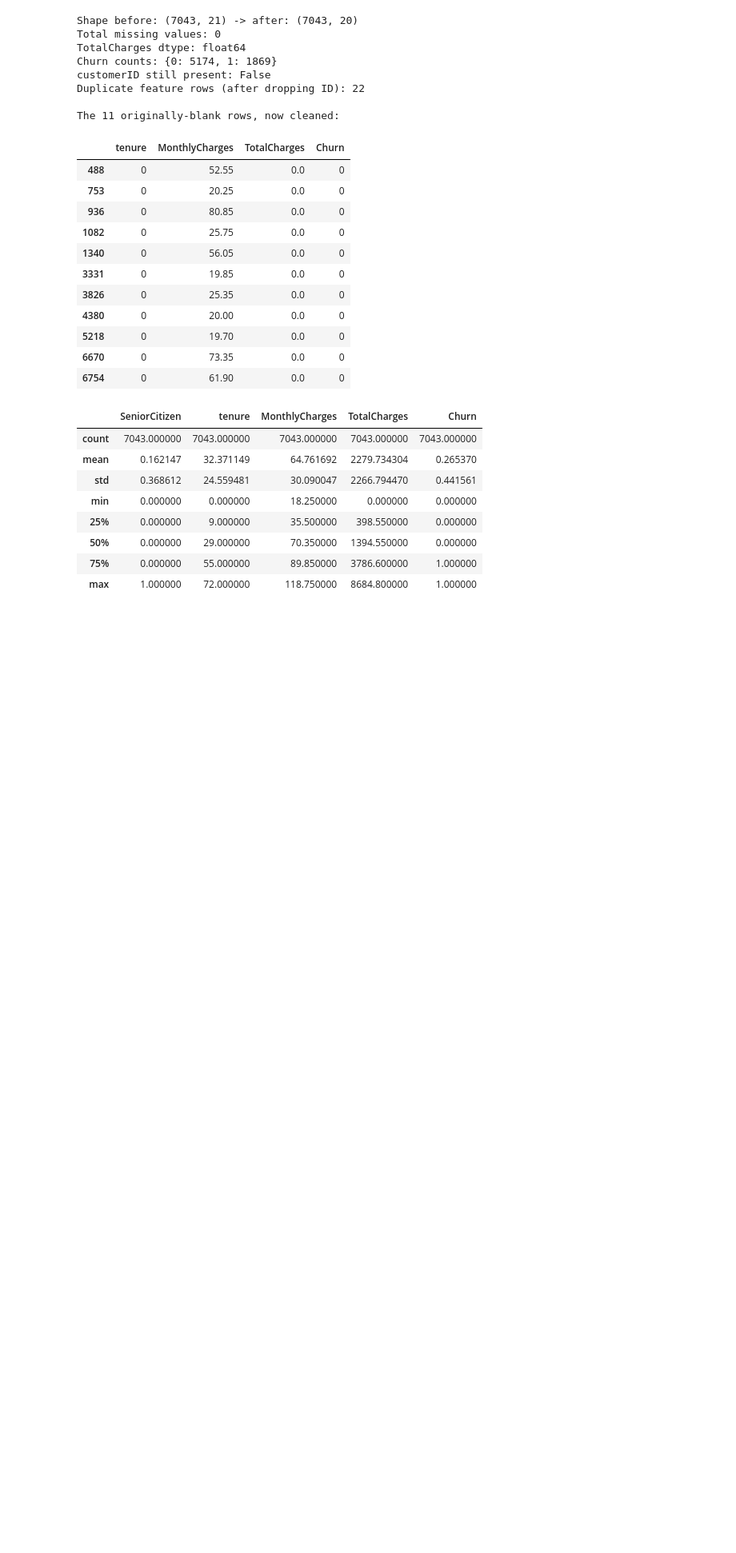
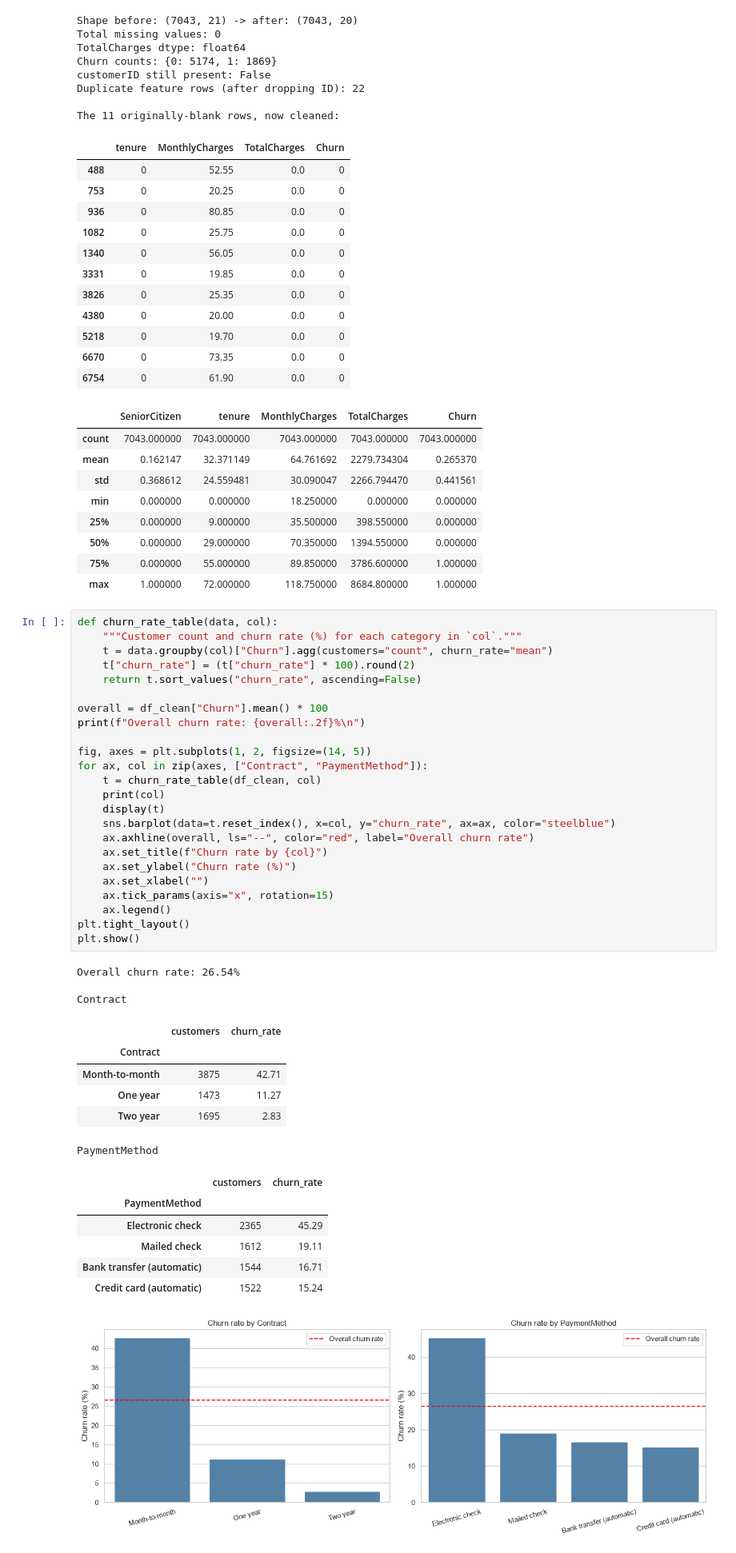
Before and after one commit to pavannangadi/Customer-Churn-Prediction-Telco-, a Jupyter notebook: notebooks/customer_churn_analysis.ipynb, the cells around one changed output. Shown at 80% size. Saved outputs shown, nothing was run; the diff lists cells and outputs as text; blank space fills up the shorter version.

Commit message:
Add EDA: churn by contract, payment method, tenure, monthly charges

```diff
--- a/notebooks/customer_churn_analysis.ipynb
+++ b/notebooks/customer_churn_analysis.ipynb
@@ -182,3 +182,44 @@ The 11 originally-blank rows, now cleaned:
 | 50% | 0.000000 | 29.000000 | 70.350000 | 1394.550000 | 0.000000 |
 | 75% | 0.000000 | 55.000000 | 89.850000 | 3786.600000 | 1.000000 |
 | max | 1.000000 | 72.000000 | 118.750000 | 8684.800000 | 1.000000 |
+# %%
+def churn_rate_table(data, col):
+    """Customer count and churn rate (%) for each category in `col`."""
+    t = data.groupby(col)["Churn"].agg(customers="count", churn_rate="mean")
+    t["churn_rate"] = (t["churn_rate"] * 100).round(2)
+    return t.sort_values("churn_rate", ascending=False)
+
+overall = df_clean["Churn"].mean() * 100
+print(f"Overall churn rate: {overall:.2f}%\n")
+
+fig, axes = plt.subplots(1, 2, figsize=(14, 5))
+for ax, col in zip(axes, ["Contract", "PaymentMethod"]):
+    t = churn_rate_table(df_clean, col)
+    print(col)
+    display(t)
+    sns.barplot(data=t.reset_index(), x=col, y="churn_rate", ax=ax, color="steelblue")
+    ax.axhline(overall, ls="--", color="red", label="Overall churn rate")
+    ax.set_title(f"Churn rate by {col}")
+    ax.set_ylabel("Churn rate (%)")
+    ax.set_xlabel("")
+    ax.tick_params(axis="x", rotation=15)
+    ax.legend()
+plt.tight_layout()
+plt.show()
+# %% [output]
+Overall churn rate: 26.54%
+
+Contract
+|  | customers | churn_rate |
+| Contract |  |  |
+| Month-to-month | 3875 | 42.71 |
+| One year | 1473 | 11.27 |
+| Two year | 1695 | 2.83 |
+PaymentMethod
+|  | customers | churn_rate |
+| PaymentMethod |  |  |
+| Electronic check | 2365 | 45.29 |
+| Mailed check | 1612 | 19.11 |
+| Bank transfer (automatic) | 1544 | 16.71 |
+| Credit card (automatic) | 1522 | 15.24 |
+[figure, added]
```
Also changed, not shown: parts of 3 cells of this notebook.
